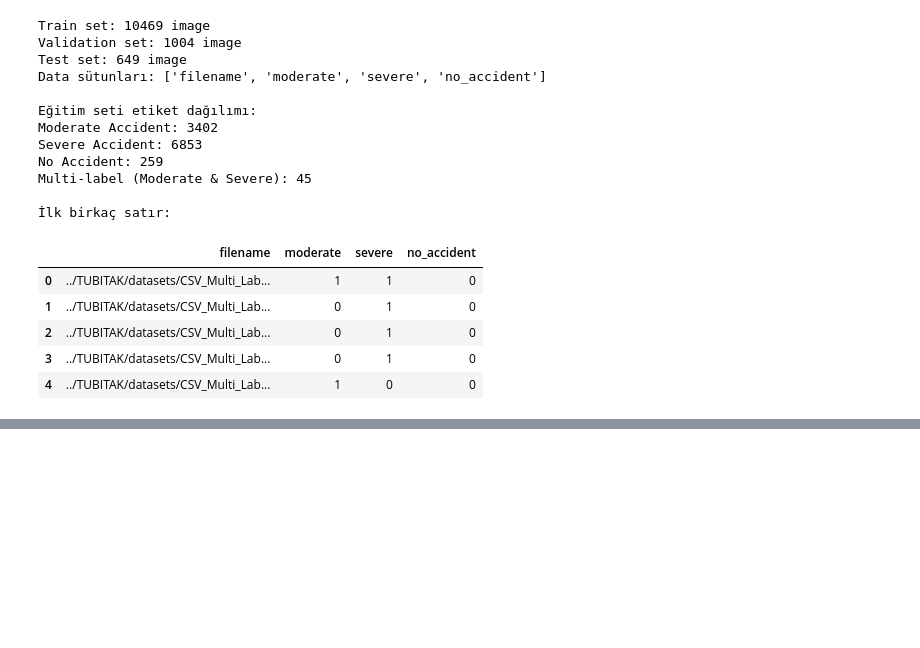
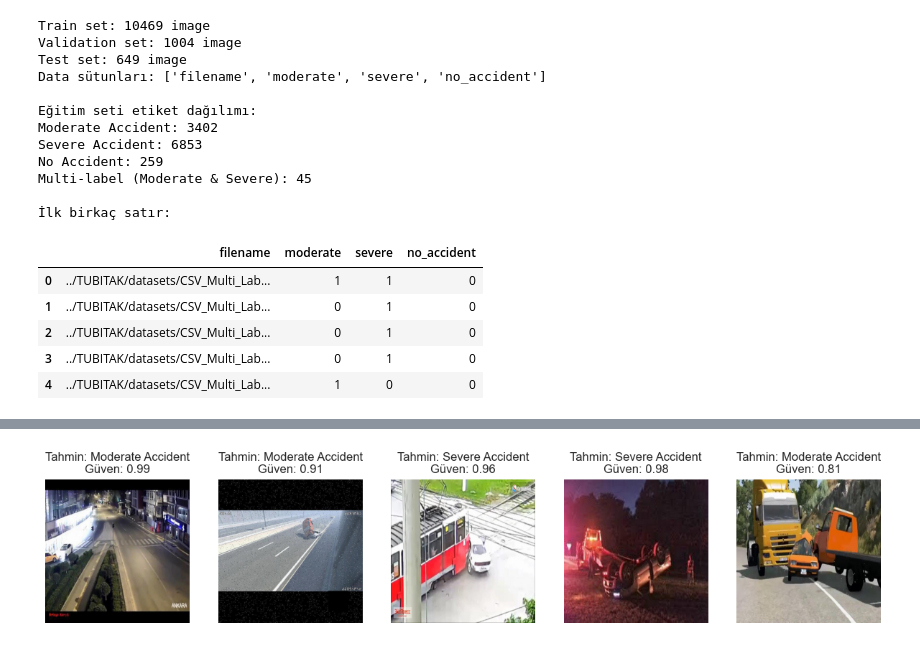
Before and after one commit to ali-cemputer/TUBITAK, a Jupyter notebook: CNN.ipynb, the cells around one changed output, grey strips where cells are left out. Drawn from its saved outputs; the diff is of its cells as text; code cells hidden in the pictures; blank space fills up the shorter version.

```diff
--- a/CNN.ipynb
+++ b/CNN.ipynb
@@ -83,0 +211,10 @@ Multi-label (Moderate & Severe): 45
+# %%
+test_image_paths = test_df['filename'].tolist()  # Test seti görüntü yolları
+# Tahminlerin görselleştirilmesi
+utils.visualize_predictions(
+    model=model,
+    image_paths=test_image_paths,
+    class_names=class_names,
+    num_images=5
+)
+# %% [output]
@@ -83,0 +226 @@ Multi-label (Moderate & Severe): 45
+[figure, added]
```
Also changed, not shown: parts of 7 cells of this notebook.
